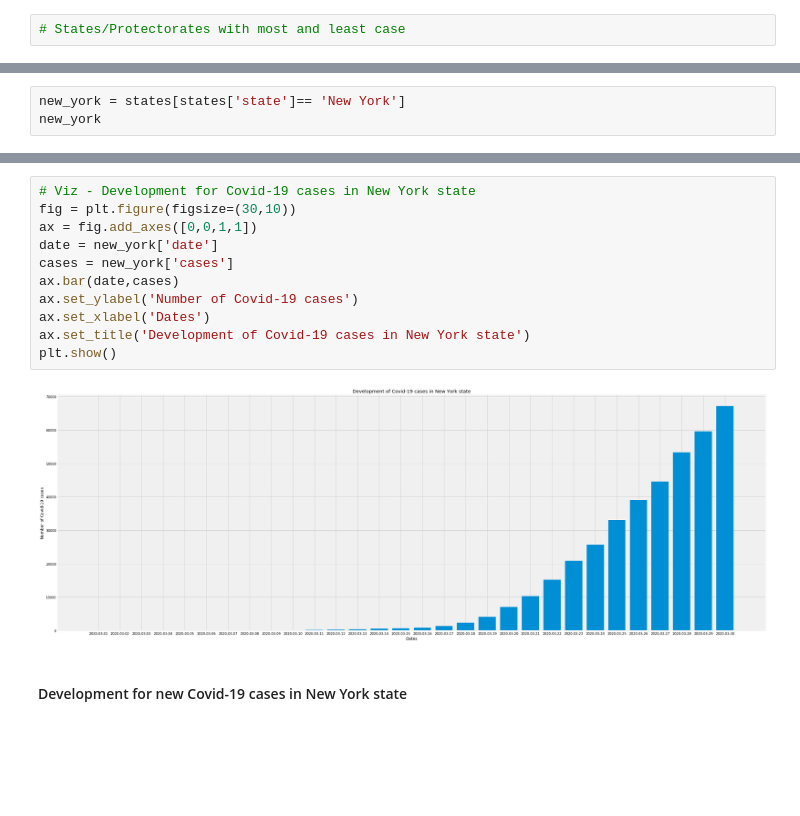
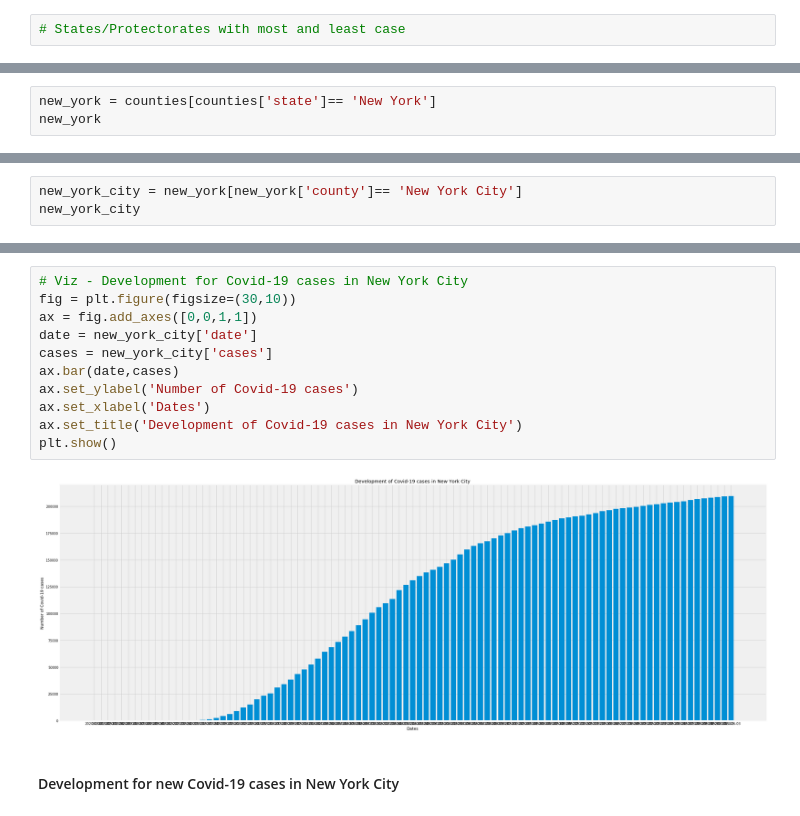
Before and after one commit to yhpf/nyt_covid-19, a Jupyter notebook: NYT_Covid-19.ipynb, the cells around one changed output, grey strips where cells are left out. Saved outputs shown, nothing was run; the diff lists cells and outputs as text; blank space fills up the shorter version.

Commit message:
new york city

```diff
--- a/NYT_Covid-19.ipynb
+++ b/NYT_Covid-19.ipynb
@@ -148,4 +86,4 @@ All 50 states and all 5 protectorates seem to have Covid-19 cases.
 # %%
-new_york = states[states['state']== 'New York']
+new_york = counties[counties['state']== 'New York']
 new_york
 # %% [output]
@@ -168,0 +108,3 @@ new_york
+# %%
+new_york_city = new_york[new_york['county']== 'New York City']
+new_york_city
@@ -169,16 +130,16 @@ new_york
 # %%
-# Viz - Development for Covid-19 cases in New York state
+# Viz - Development for Covid-19 cases in New York City
 fig = plt.figure(figsize=(30,10))
 ax = fig.add_axes([0,0,1,1])
-date = new_york['date']
-cases = new_york['cases']
+date = new_york_city['date']
+cases = new_york_city['cases']
 ax.bar(date,cases)
 ax.set_ylabel('Number of Covid-19 cases')
 ax.set_xlabel('Dates')
-ax.set_title('Development of Covid-19 cases in New York state')
+ax.set_title('Development of Covid-19 cases in New York City')
 plt.show()
 # %% [output]
-[figure, old version]
+[figure, new version]
 # %% [markdown]
-#### Development for new Covid-19 cases in New York state
+#### Development for new Covid-19 cases in New York City
 # %%
```
Also changed, not shown: parts of 30 cells of this notebook.
